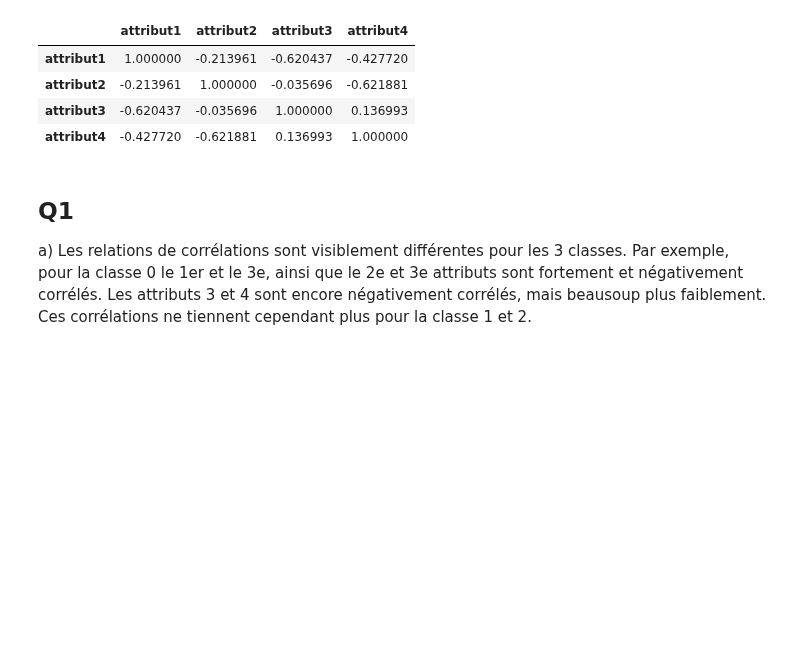
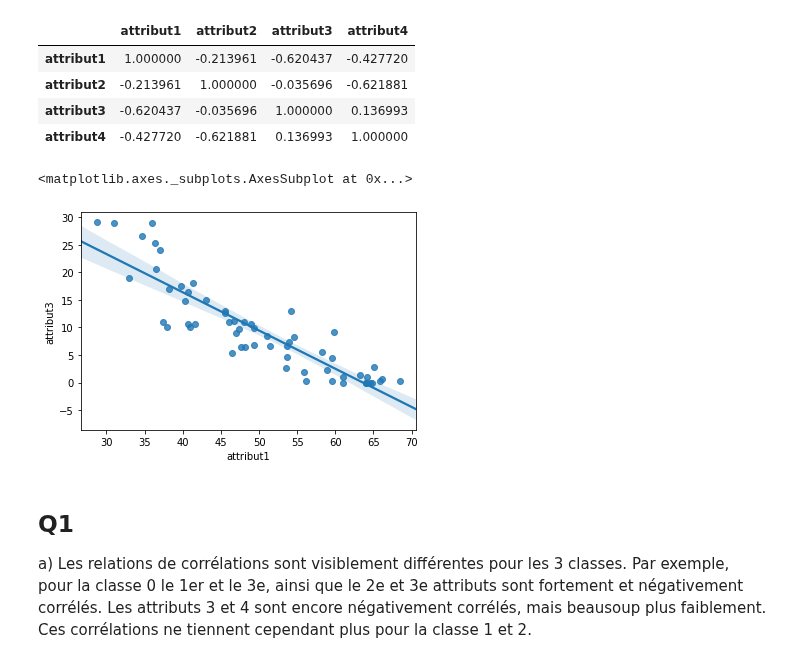
Before and after one commit to ggs22/IFT870-TP1, a Jupyter notebook: tp1.ipynb, the cells around one changed output. Cells and saved outputs as stored; diff of their text form; code cells hidden in the pictures; blank space fills up the shorter version.

```diff
--- a/tp1.ipynb
+++ b/tp1.ipynb
@@ -101,6 +103,11 @@ tp1_data_classe_2.corr(method='pearson')
 | attribut2 | -0.213961 | 1.000000 | -0.035696 | -0.621881 |
 | attribut3 | -0.620437 | -0.035696 | 1.000000 | 0.136993 |
 | attribut4 | -0.427720 | -0.621881 | 0.136993 | 1.000000 |
+# %%
+sns.regplot(tp1_data.loc[:,'attribut1'],tp1_data.loc[:,'attribut3'])
+# %% [output]
+<matplotlib.axes._subplots.AxesSubplot at 0x...>
+[figure, added]
 # %% [markdown]
 ## Q1
 a) Les relations de corrélations sont visiblement différentes pour les 3 classes.
```
Also changed, not shown: parts of 7 cells of this notebook.
